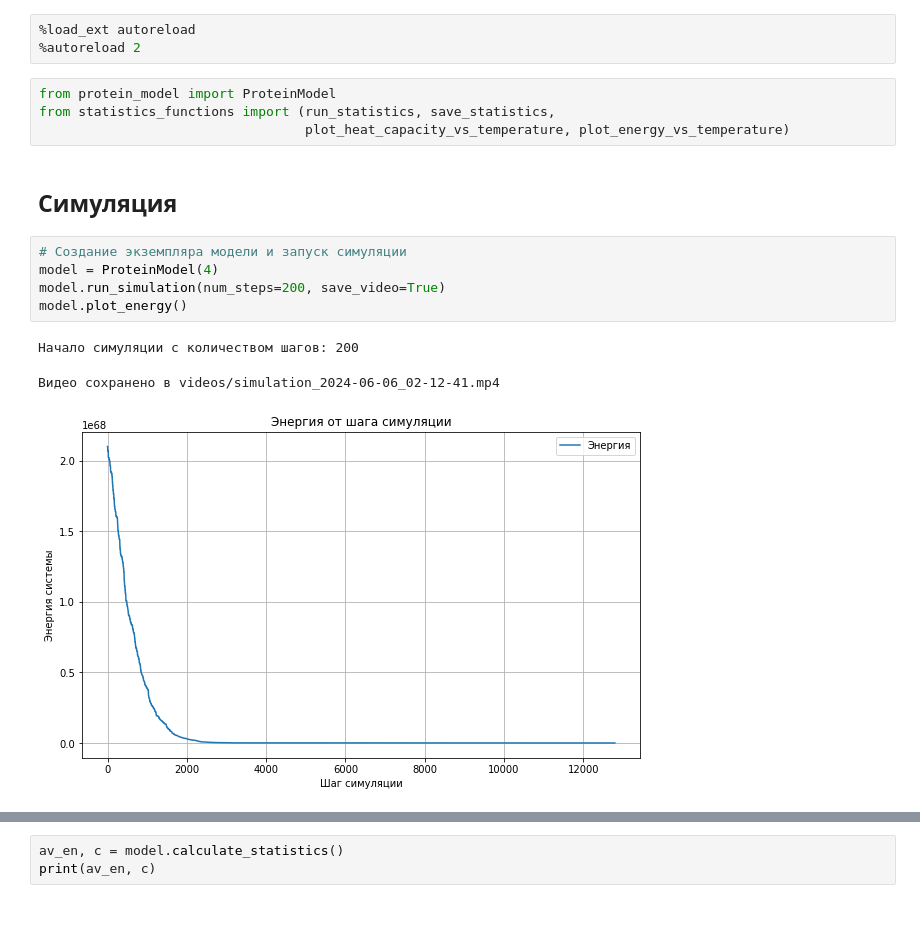
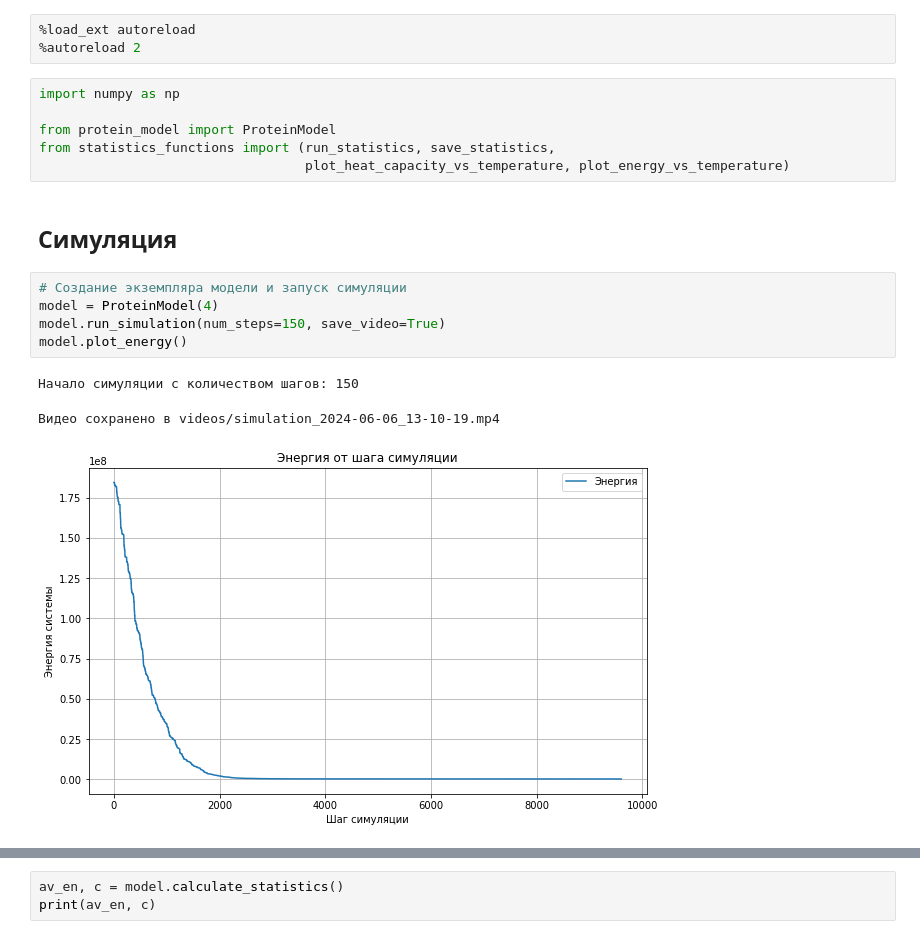
Before and after one commit to rknzhl/polymerization, a Jupyter notebook: main.ipynb, the cells around one changed output, grey strips where cells are left out. Saved outputs shown, nothing was run; the diff lists cells and outputs as text.

```diff
--- a/main.ipynb
+++ b/main.ipynb
@@ -6,6 +6,8 @@
 %load_ext autoreload
 %autoreload 2
 # %%
+import numpy as np
+
 from protein_model import ProteinModel
 from statistics_functions import (run_statistics, save_statistics,
                                   plot_heat_capacity_vs_temperature, plot_energy_vs_temperature)
@@ -14,9 +16,9 @@ from statistics_functions import (run_statistics, save_statistics,
 # %%
 # Создание экземпляра модели и запуск симуляции
 model = ProteinModel(4)
-model.run_simulation(num_steps=200, save_video=True)
+model.run_simulation(num_steps=150, save_video=True)
 model.plot_energy()
 # %% [output]
-Начало симуляции с количеством шагов: 200
+Начало симуляции с количеством шагов: 150
-Видео сохранено в videos/simulation_2024-06-06_02-12-41.mp4
+Видео сохранено в videos/simulation_2024-06-06_13-10-19.mp4
-[figure, old version]
+[figure, new version]
```
Also changed, not shown: parts of 6 cells of this notebook, 4 other files.
